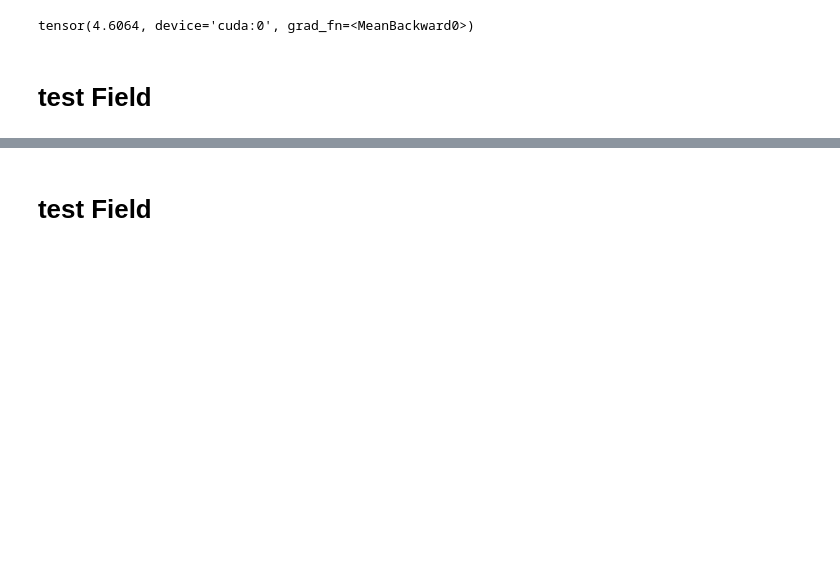
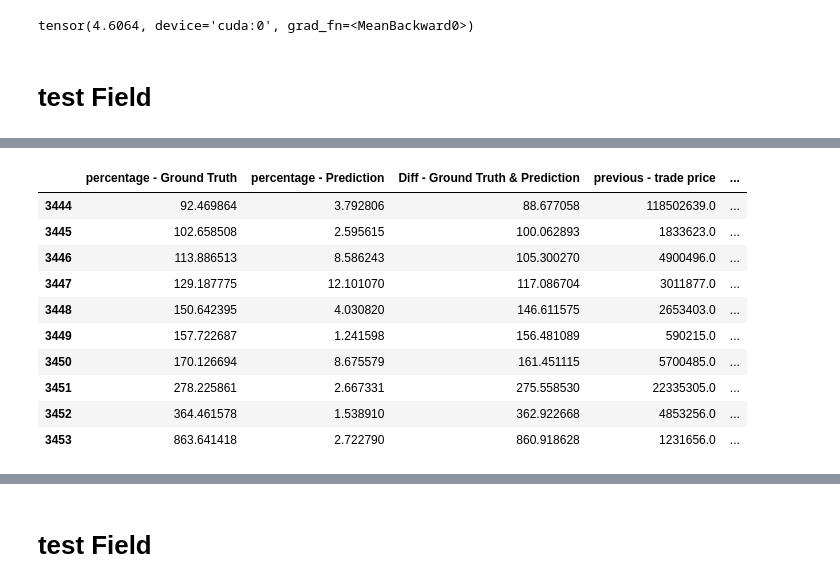
Before and after one commit to 201710757/kotra, a Jupyter notebook: total_ver.ipynb, the cells around one changed output, grey strips where cells are left out. Saved outputs shown, nothing was run; the diff lists cells and outputs as text; code cells hidden in the pictures; blank space fills up the shorter version.

```diff
--- a/total_ver.ipynb
+++ b/total_ver.ipynb
@@ -442,0 +473,14 @@ tensor([[    0.0005],
+# %%
+res_df.iloc[-10:, :]
+# %% [output]
+|  | percentage - Ground Truth | percentage - Prediction | Diff - Ground Truth & Prediction | previous - trade price | ... |
+| 3444 | 92.469864 | 3.792806 | 88.677058 | 118502639.0 | ... |
+| 3445 | 102.658508 | 2.595615 | 100.062893 | 1833623.0 | ... |
+| 3446 | 113.886513 | 8.586243 | 105.300270 | 4900496.0 | ... |
+| 3447 | 129.187775 | 12.101070 | 117.086704 | 3011877.0 | ... |
+| 3448 | 150.642395 | 4.030820 | 146.611575 | 2653403.0 | ... |
+| 3449 | 157.722687 | 1.241598 | 156.481089 | 590215.0 | ... |
+| 3450 | 170.126694 | 8.675579 | 161.451115 | 5700485.0 | ... |
+| 3451 | 278.225861 | 2.667331 | 275.558530 | 22335305.0 | ... |
+| 3452 | 364.461578 | 1.538910 | 362.922668 | 4853256.0 | ... |
+| 3453 | 863.641418 | 2.722790 | 860.918628 | 1231656.0 | ... |
```
Also changed, not shown: parts of 60 cells of this notebook, 2 other files.
